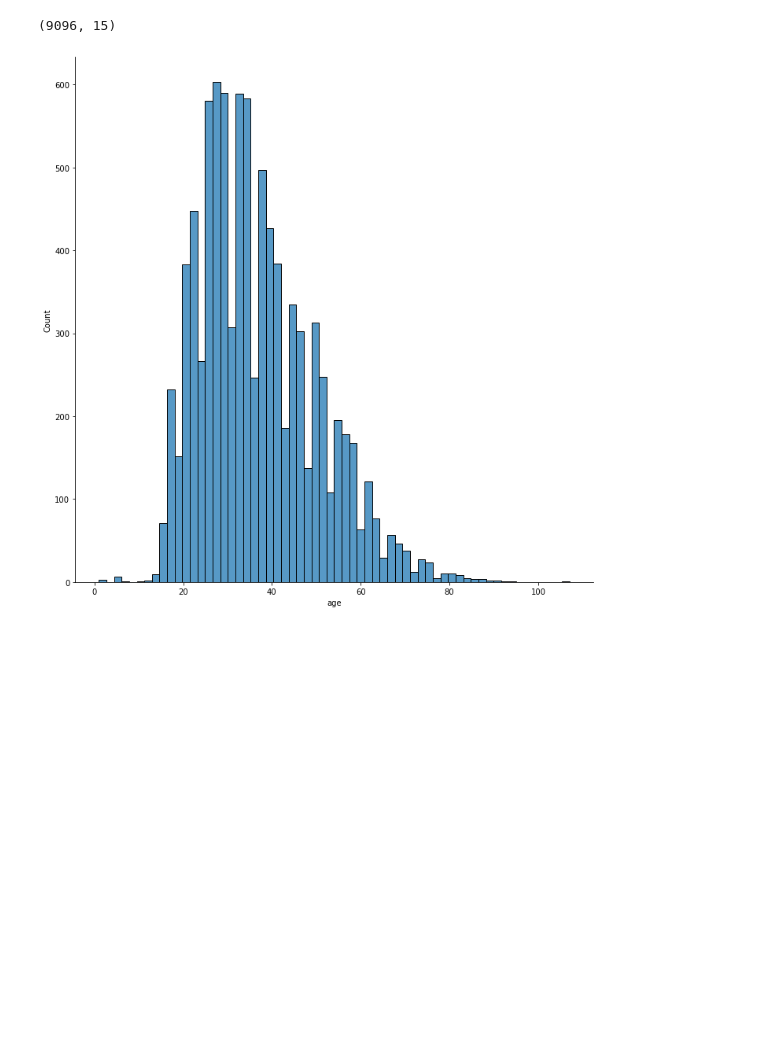
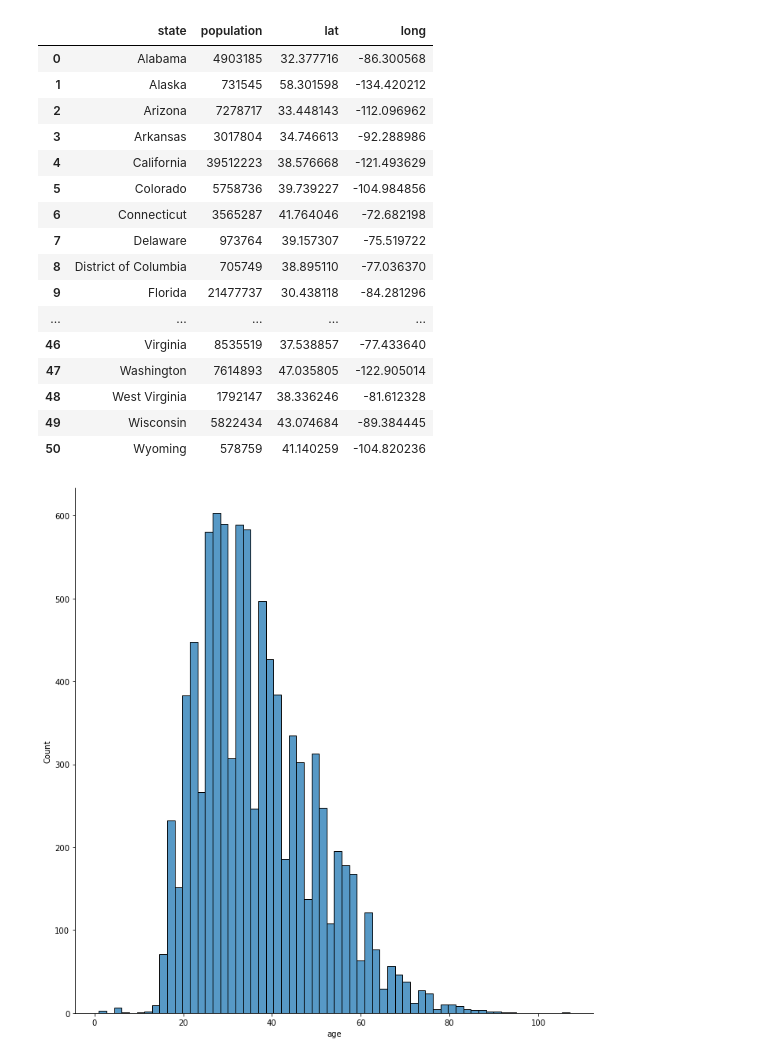
Before and after one commit to javohirhalimov/Police-Firearm-Discharge, a Jupyter notebook: Project.ipynb, the cells around one changed output. Drawn from its saved outputs; the diff is of its cells as text; code cells hidden in the pictures; blank space fills up the shorter version.

```diff
--- a/Project.ipynb
+++ b/Project.ipynb
@@ -13,8 +14,24 @@ df.head()
 | 2 | Phillip Lopez | 42 | Male | Unknown race | 9/20/2021 | Signal Hill | CA | 90755 | Signal Hill Police Department | ... |
 | 3 | Deon Ledet | 30 | Male | Black | 9/20/2021 | Houston | TX | 77001 | Houston Police Department | ... |
 | 4 | Jason Husted | 47 | Male | Unknown race | 9/18/2021 | West Ashley | SC | 29414 | Charleston County Sheriff's Office | ... |
-# %%
-df.shape
-# %% [output]
-(9096, 15)
+# %%
+df_population
+# %% [output]
+|  | state | population | lat | long |
+| 0 | Alabama | 4903185 | 32.377716 | -86.300568 |
+| 1 | Alaska | 731545 | 58.301598 | -134.420212 |
+| 2 | Arizona | 7278717 | 33.448143 | -112.096962 |
+| 3 | Arkansas | 3017804 | 34.746613 | -92.288986 |
+| 4 | California | 39512223 | 38.576668 | -121.493629 |
+| 5 | Colorado | 5758736 | 39.739227 | -104.984856 |
+| 6 | Connecticut | 3565287 | 41.764046 | -72.682198 |
+| 7 | Delaware | 973764 | 39.157307 | -75.519722 |
+| 8 | District of Columbia | 705749 | 38.895110 | -77.036370 |
+| 9 | Florida | 21477737 | 30.438118 | -84.281296 |
+| ... | ... | ... | ... | ... |
+| 46 | Virginia | 8535519 | 37.538857 | -77.433640 |
+| 47 | Washington | 7614893 | 47.035805 | -122.905014 |
+| 48 | West Virginia | 1792147 | 38.336246 | -81.612328 |
+| 49 | Wisconsin | 5822434 | 43.074684 | -89.384445 |
+| 50 | Wyoming | 578759 | 41.140259 | -104.820236 |
 # %%
```
Also changed, not shown: parts of 9 cells of this notebook, 1 other file.
